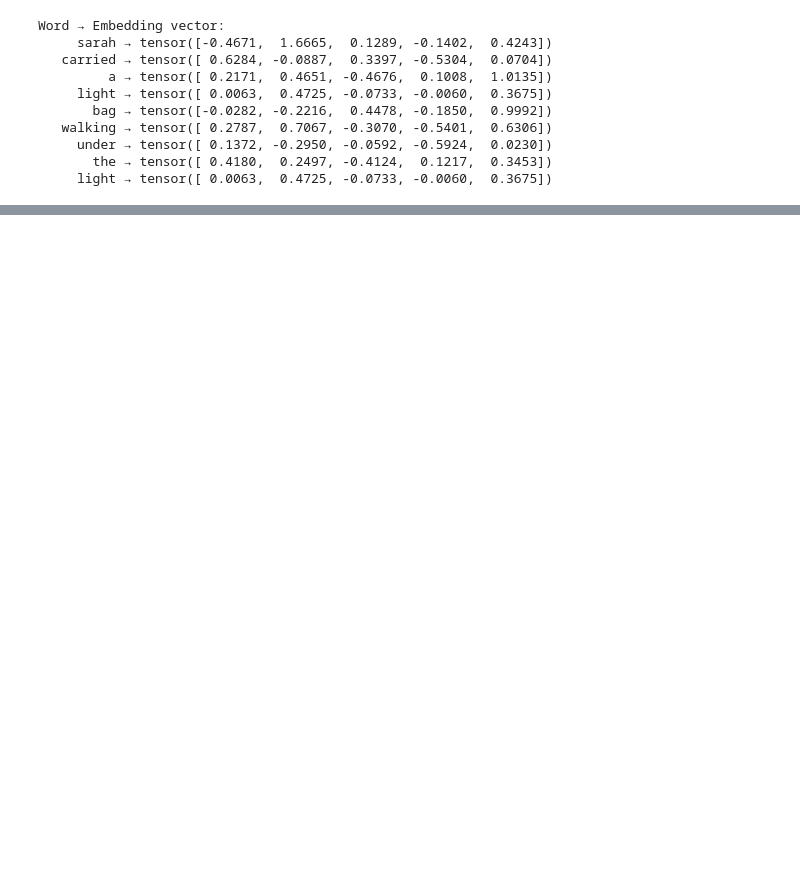
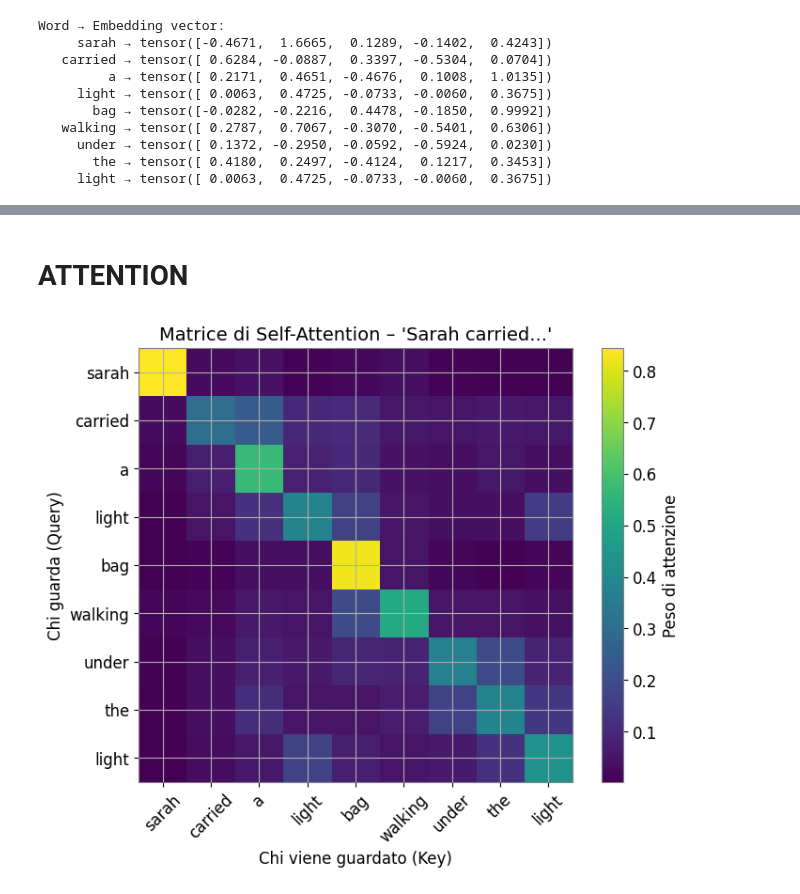
Before and after one commit to luciapapalini/transformers-hands-on, a Jupyter notebook: transformers-intro.ipynb, the cells around one changed output, grey strips where cells are left out. Cells and saved outputs as stored; diff of their text form; code cells hidden in the pictures; blank space fills up the shorter version.

```diff
--- a/transformers-intro.ipynb
+++ b/transformers-intro.ipynb
@@ -203,0 +232,32 @@ RuntimeError: Numpy is not available
+# %% [markdown]
+# ATTENTION
+# %%
+import torch.nn.functional as F
+
+# 1. Converti in torch tensor
+X = torch.tensor(embedded_with_pos, dtype=torch.float32)  # shape: (seq_len, d_model)
+
+# 2. Query, Key, Value = X (self-attention semplice)
+Q = X
+K = X
+V = X
+
+# 3. Calcolo attention weights
+d_k = X.shape[1]
+scores = Q @ K.T / np.sqrt(d_k)        # shape: (seq_len, seq_len)
+attention_weights = F.softmax(scores, dim=-1)  # normalizza sulle righe
+
+# 4. Visualizza matrice di attenzione
+import matplotlib.pyplot as plt
+
+plt.figure(figsize=(8, 6))
+plt.imshow(attention_weights.detach().numpy(), cmap='viridis')
+plt.xticks(ticks=range(len(tokens)), labels=tokens, rotation=45)
+plt.yticks(ticks=range(len(tokens)), labels=tokens)
+plt.title("Matrice di Self-Attention – 'Sarah carried...'", fontsize=14)
+plt.colorbar(label="Peso di attenzione")
+plt.xlabel("Chi viene guardato (Key)")
+plt.ylabel("Chi guarda (Query)")
+plt.show()
+# %% [output]
+[figure, added]
```
Also changed, not shown: parts of 14 cells of this notebook.
